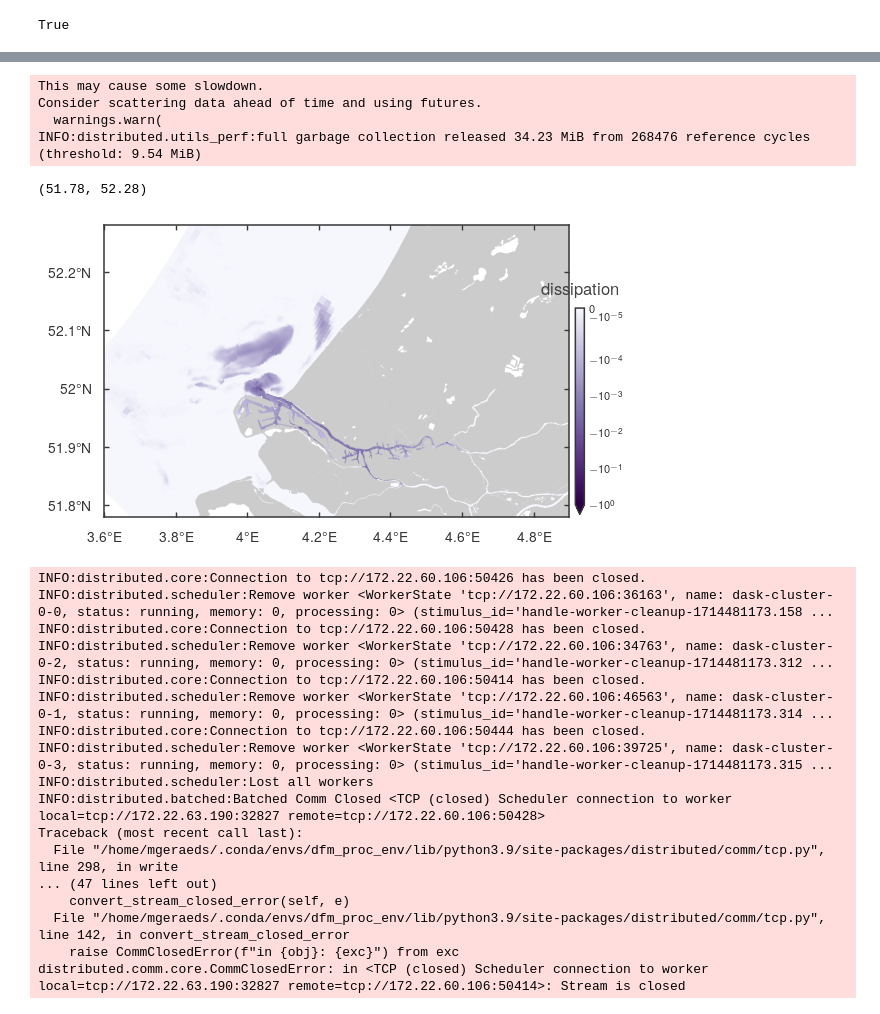
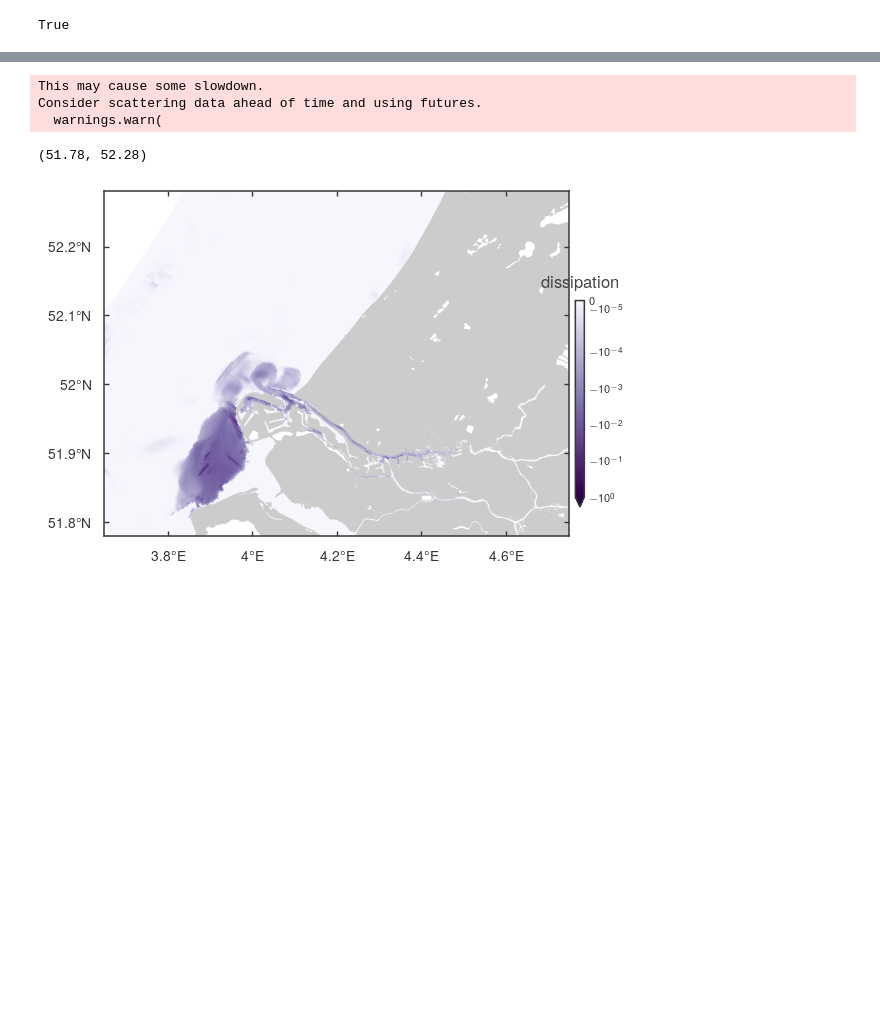
Before and after one commit to mgeraeds/pysva, a Jupyter notebook: notebooks/01_testing.ipynb, the cells around one changed output, grey strips where cells are left out. Saved outputs shown, nothing was run; the diff lists cells and outputs as text; code cells hidden in the pictures; blank space fills up the shorter version.

```diff
--- a/notebooks/01_testing.ipynb
+++ b/notebooks/01_testing.ipynb
@@ -105,3 +121,5 @@ Workers
 # file_nc = r'/projects/0/einf1300/saltis-wp3-1/C_Work/04_RMD_2022/computations/B04/B04_2022_jun23-24/ZUNO-zd_dflowfm_B04_jun23-24_0000_map.nc'
 file_nc = r'/projects/0/einf1300/saltis-wp3-1/C_Work/04_RMD_2022/computations/C01/C01_jul30-31/RMD_dflowfm_C01_jul30-31_0000_map.nc'
 file_nc = r'/projects/0/einf1300/saltis-wp3-1/C_Work/04_RMD_2022/computations/D02/D02_t1/RMD_dflowfm_D02_t1_0000_map.nc'
+file_nc = r'/projects/0/einf1300/saltis-wp3-1/C_Work/05_RMD_2019/computations/D02/D02AU/RMD_dflowfm_D02AU_0000_map.nc'
+file_nc = r'/projects/0/einf1300/saltis-wp3-1/C_Work/05_RMD_2019/computations/D02/D02AP/RMD_dflowfm_D02AP_0000_map.nc'
@@ -323,44 +421,26 @@ import matplotlib.colors as mcolors
 # %%
 fig, ax = plt.subplots(FigureClass=GeneralPlot, figsize=(6,5))
 bg = plot_basic_background(ax=ax, crs='WGS84', zorder=1)
-pc = dissipation.isel(time=36).ugrid.plot(vmin=-1, vmax=0,  cmap=cmap_sub, add_labels=False, add_colorbar=False, norm=mcolors.SymLogNorm(linthresh=5e-5), zorder=0)
+pc = dissipation.isel(time=2).ugrid.plot(vmin=-1, vmax=0, cmap=cmap_sub, add_labels=False, add_colorbar=False, norm=mcolors.SymLogNorm(linthresh=5e-5), zorder=0)
 
 # add colorbar
 cax = fig.add_axes([ax.get_position().x1 + 0.01, ax.get_position().y0 + 0.02, 0.015, ax.get_position().height - 0.2])
 cax.tick_params(axis=u'both', which=u'both', length=0)
 
 # cbar limits + others
 cb = plt.colorbar(pc, cax=cax, extend='min')
 tracer_string = r"dissipation"#, $\nabla_h \cdot \int\mathbf{u_h}(S'_{v})^2 dz$ [psu$^2$m$^{-1}$]"
 # cb.set_label(f'{tracer_string}', labelpad=10, fontsize=10)
 cb.ax.set_title(f'{tracer_string}')
 cb.ax.tick_params(labelsize=8)
-ax.set_xlim(3.6, 4.9)
+ax.set_xlim(3.65, 4.75)
 ax.set_ylim(51.78, 52.28)
 # %% [output]
 This may cause some slowdown.
 Consider scattering data ahead of time and using futures.
   warnings.warn(
-INFO:distributed.utils_perf:full garbage collection released 34.23 MiB from 268476 reference cycles (threshold: 9.54 MiB)
 (51.78, 52.28)
-[figure, old version]
+[figure, new version]
-INFO:distributed.core:Connection to tcp://172.22.60.106:50426 has been closed.
-INFO:distributed.scheduler:Remove worker <WorkerState 'tcp://172.22.60.106:36163', name: dask-cluster-0-0, status: running, memory: 0, processing: 0> (stimulus_id='handle-worker-cleanup-1714481173.158 ...
-INFO:distributed.core:Connection to tcp://172.22.60.106:50428 has been closed.
-INFO:distributed.scheduler:Remove worker <WorkerState 'tcp://172.22.60.106:34763', name: dask-cluster-0-2, status: running, memory: 0, processing: 0> (stimulus_id='handle-worker-cleanup-1714481173.312 ...
-INFO:distributed.core:Connection to tcp://172.22.60.106:50414 has been closed.
-INFO:distributed.scheduler:Remove worker <WorkerState 'tcp://172.22.60.106:46563', name: dask-cluster-0-1, status: running, memory: 0, processing: 0> (stimulus_id='handle-worker-cleanup-1714481173.314 ...
-INFO:distributed.core:Connection to tcp://172.22.60.106:50444 has been closed.
-INFO:distributed.scheduler:Remove worker <WorkerState 'tcp://172.22.60.106:39725', name: dask-cluster-0-3, status: running, memory: 0, processing: 0> (stimulus_id='handle-worker-cleanup-1714481173.315 ...
-INFO:distributed.scheduler:Lost all workers
-INFO:distributed.batched:Batched Comm Closed <TCP (closed) Scheduler connection to worker local=tcp://172.22.63.190:32827 remote=tcp://172.22.60.106:50428>
-Traceback (most recent call last):
-  File "/home/mgeraeds/.conda/envs/dfm_proc_env/lib/python3.9/site-packages/distributed/comm/tcp.py", line 298, in write
-... (47 lines left out)
-    convert_stream_closed_error(self, e)
-  File "/home/mgeraeds/.conda/envs/dfm_proc_env/lib/python3.9/site-packages/distributed/comm/tcp.py", line 142, in convert_stream_closed_error
-    raise CommClosedError(f"in {obj}: {exc}") from exc
-distributed.comm.core.CommClosedError: in <TCP (closed) Scheduler connection to worker local=tcp://172.22.63.190:32827 remote=tcp://172.22.60.106:50414>: Stream is closed
 # %%
 # t = '2022/06/23 02:30'
 # fig, ax = plt.subplots(FigureClass=GeneralPlot, figsize=(4,3))
```
Also changed, not shown: parts of 33 cells of this notebook.
